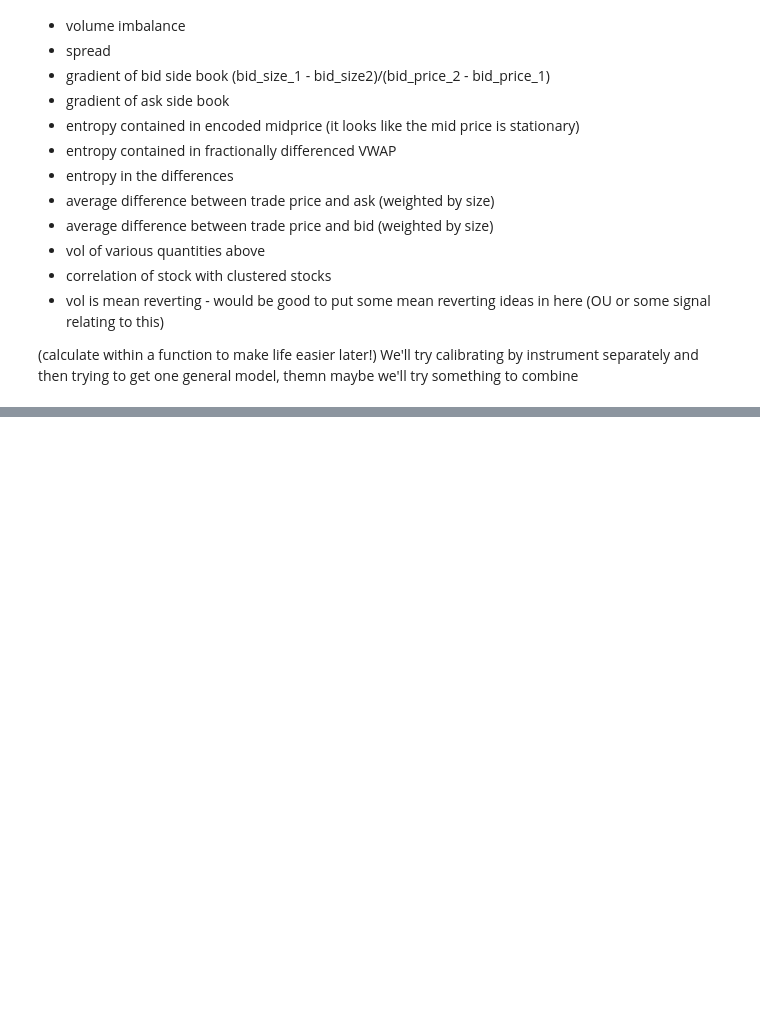
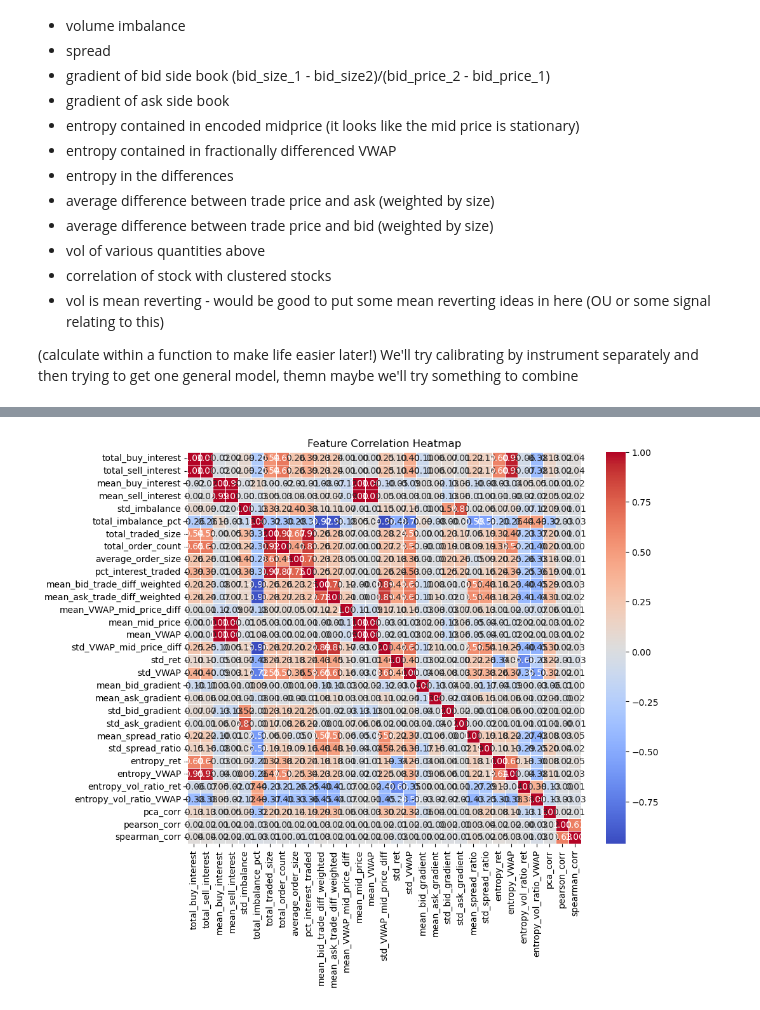
Before and after one commit to cameronjm123/home_research, a Jupyter notebook: research_projects/volatility_prediction_optiver.ipynb, the cells around one changed output, grey strips where cells are left out. Drawn from its saved outputs; the diff is of its cells as text; code cells hidden in the pictures; blank space fills up the shorter version.

Commit message:
start of feature selection

```diff
--- a/research_projects/volatility_prediction_optiver.ipynb
+++ b/research_projects/volatility_prediction_optiver.ipynb
@@ -96,5 +96,3 @@ completed_concatenation
 | 2 | 5 | 50 | 1.002818 | 55 | 1 | 0 |
 | 3 | 5 | 57 | 1.003155 | 121 | 5 | 0 |
 | 4 | 5 | 68 | 1.003646 | 4 | 1 | 0 |
-# %%
-trade_train_all_stocks.set_index(['time_id', 'stock_id']).groupby(['time_id', 'stock_id'])
@@ -239,6 +221,7 @@ def weighted_average(data: pd.DataFrame, val_col: str, weights_col: str) -> floa
 
 def calculate_aggregate_features(df):
     # volume features
+    aggregate = pd.DataFrame()
     aggregate['total_buy_interest'] = df[['time_id', 'stock_id', 'total_buy_interest']].groupby(['stock_id', 'time_id']).sum()
     aggregate['total_sell_interest'] = df[['time_id', 'stock_id', 'total_sell_interest']].groupby(['stock_id', 'time_id']).sum()
     aggregate['mean_buy_interest'] = df[['time_id', 'stock_id', 'total_buy_interest']].groupby(['stock_id', 'time_id']).mean()
@@ -259,7 +242,7 @@ def calculate_aggregate_features(df):
     aggregate['mean_mid_price'] = df[['time_id', 'stock_id', 'mid_price']].groupby(['stock_id', 'time_id']).mean()
     aggregate['mean_VWAP'] = df[['time_id', 'stock_id', 'VWAP']].groupby(['stock_id', 'time_id']).mean()
     aggregate['std_VWAP_mid_price_diff'] = df[['time_id', 'stock_id', 'VWAP_mid_price_diff']].groupby(['stock_id', 'time_id']).std()
-    aggregate['std_ret'] = df[['time_id', 'stock_id', 'log_ret']].groupby(['stock_id', 'time_id']).dropna().std()
+    aggregate['std_ret'] = df[['time_id', 'stock_id', 'log_ret']].dropna().groupby(['stock_id', 'time_id']).std()
     aggregate['std_VWAP'] = df[['time_id', 'stock_id', 'VWAP']].groupby(['stock_id', 'time_id']).std()
     aggregate['mean_bid_gradient'] = df[['time_id', 'stock_id', 'bid_gradient']].groupby(['stock_id', 'time_id']).mean()
     aggregate['mean_ask_gradient'] = df[['time_id', 'stock_id', 'ask_gradient']].groupby(['stock_id', 'time_id']).mean()
@@ -331,16 +308,19 @@ subset = book_train_all_stocks[book_train_all_stocks['time_id'] <= 1000]
 # %%
-time_ids = len(book_train_all_stocks['time_id'].unique())
+time_ids = book_train_all_stocks['time_id'].unique()
 i = 0
-while i <= time_ids:
-    print('calculating features new subset')
-    subset_book_train = book_train_all_stocks.query(str(i) + '<= time_id <' + str(i+2000))
-    print('done 1')
-    subset_trade_train = trade_train_all_stocks[trade_train_all_stocks['time_id'] >= i][trade_train_all_stocks['time_id'] < i+2000]
-    print('done 2')
-    subset_book_train = subset_book_train.set_index(['time_id', 'stock_id'])
-    print('done 3')
-    subset_trade_train = subset_trade_train.set_index(['time_id', 'stock_id'])
-    print('done 4')
-    all_data = subset_book_train.join(subset_trade_train, how='inner')
-    i += 2000
+subset_time_id_length = 100
+aggregate_features_list = []
+while i <= time_ids[-1]:
+    max_ind = min(time_ids[-1], i+subset_time_id_length)
+    subset_book_train = book_train_all_stocks[(book_train_all_stocks['time_id'] >= i) & (book_train_all_stocks['time_id'] <= max_ind)]
+    subset_trade_train = trade_train_all_stocks[(trade_train_all_stocks['time_id'] >= i) & (trade_train_all_stocks['time_id'] <= max_ind)]
+    all_data = pd.merge(subset_book_train, subset_trade_train, how='outer', on=['stock_id', 'time_id', 'seconds_in_bucket'])
+    features_all_time_points = calculate_on_all_time_points(all_data)
+    aggregate_features = calculate_aggregate_features(features_all_time_points)
+    aggregate_features_list.append(aggregate_features)
+    i += subset_time_id_length
+    print('pct complete:', i / time_ids[-1])
+
+features = pd.concat(aggregate_features_list)
+features.to_csv('generated_features_volatily_pred.csv')
 # %% [output]
@@ -348,0 +361,6 @@ MemoryError: Unable to allocate 1.25 GiB for an array with shape (167253289,) an
+# %%
+from helper_functions.general.feature_selection import generate_heatmap, linear_model_with_pvalue_threshold, linear_model_with_anova_f_test, feature_importance_mdi_pmf_with_rf
+
+generate_heatmap(features.loc[100, :])
+# %% [output]
+[figure, added]
```
Also changed, not shown: parts of 13 cells of this notebook.
